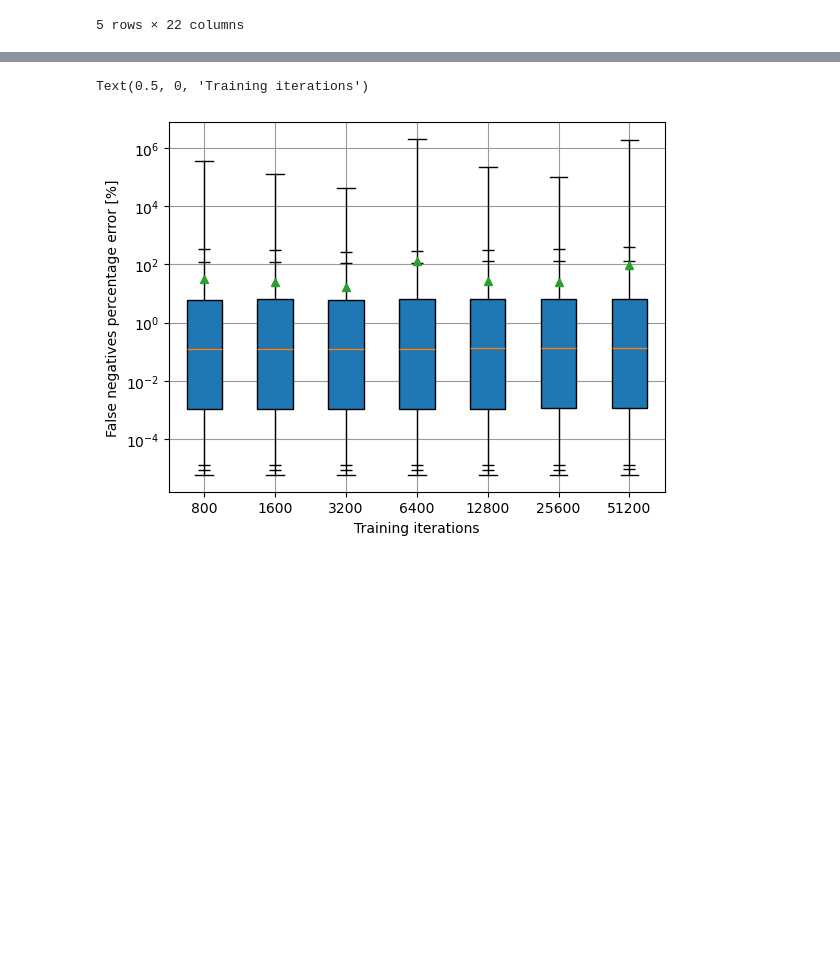
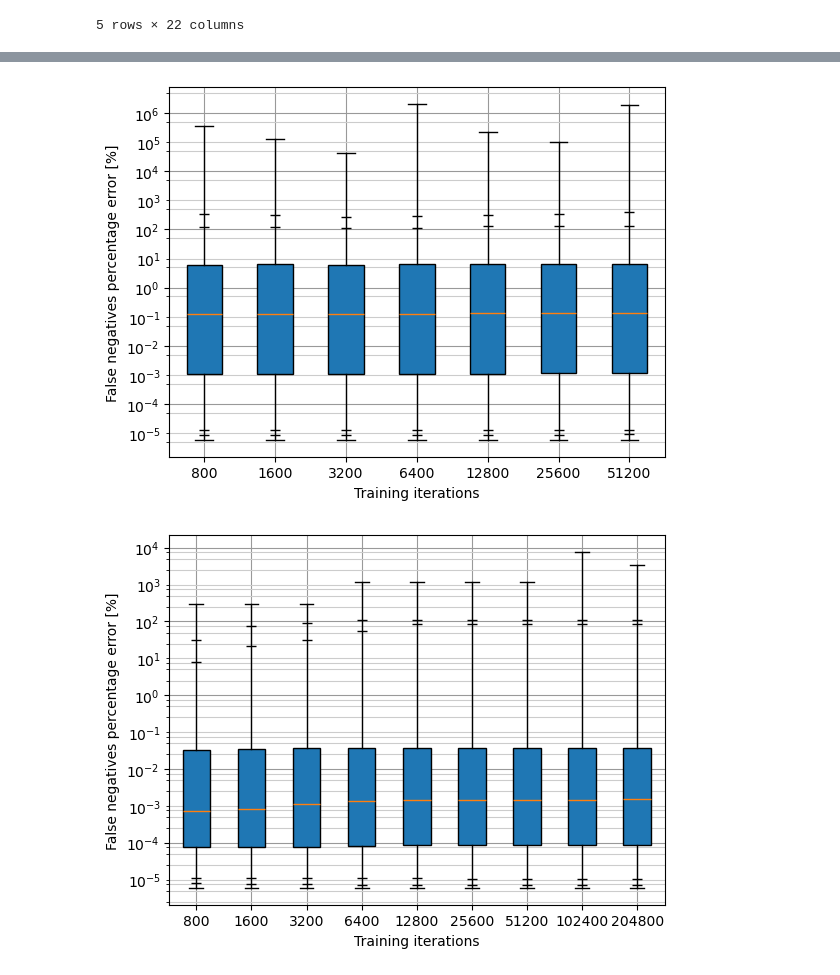
Before and after one commit to francesco-ratti/heteregeneousRTOS_benchmarks_data_analysis_scripts, a Jupyter notebook: box_plots.ipynb, the cells around one changed output, grey strips where cells are left out. Cells and saved outputs as stored; diff of their text form; code cells hidden in the pictures; blank space fills up the shorter version.

```diff
--- a/box_plots.ipynb
+++ b/box_plots.ipynb
@@ -32,35 +27,48 @@ df.head()
+# %%
+gauss_df=pd.read_csv("gauss_synth.csv", delimiter=";")
+# %%
+gauss_df.dropna(axis=1, inplace=True)
+gauss_df.drop(gauss_df[gauss_df['regions'] != 16 ].index, inplace=True)
+# %%
+latnav_df=pd.read_csv("latnav_2_synth.csv", delimiter=";")
+# %%
+latnav_df.dropna(axis=1, inplace=True)
+latnav_df.drop(latnav_df[latnav_df['regions'] != 16 ].index, inplace=True)
 # %%
-fig, ax = plt.subplots()
-#ax = plt.gca()
-#plt.axes().yaxis.set_tick_params(which='minor', bottom=False)
 
-plt.grid(visible=True, which='major', color='0.6')
-plt.grid(axis= 'y', visible=True, which='minor', color='0.8')
-#ax.yaxis.set_minor_locator(tkr.MultipleLocator(20))
-ax.yaxis.get_ticklocs(minor=True)
-#ax.minorticks_on()
-#plt.tick_params(axis='y', which='minor')
-ax.set_yscale('log')
-#plt.axes().yaxis.set_major_formatter(tkr.PercentFormatter(decimals=0))
+fullminorticksubs=(0.25, 0.5, 0.75, 1)
+liteminorticksubs=(0.5, 1)
 
-#plt.yscale('log')
-boxes = []
-for ti in range(len(df)):
-    boxes.append({
-        'label' : int(df["trainingIterations"].iloc[ti]),
-        'whislo': df["fn_percerr_min"].iloc[ti],    # Bottom whisker position
-        'q1'    : df["fn_percerr_firstquartile"].iloc[ti],    # First quartile (25th percentile)
-        'med'   : df["fn_percerr_median"].iloc[ti],    # Median         (50th percentile)
-        'q3'    : df["fn_percerr_thirdquartile"].iloc[ti],    # Third quartile (75th percentile)
-        'whishi': df["fn_percerr_max"].iloc[ti],    # Top whisker position
-        'fliers': [df["fn_percerr_1percentile"].iloc[ti], df["fn_percerr_2.5percentile"].iloc[ti], df["fn_percerr_97.5percentile"].iloc[ti], df["fn_percerr_99percentile"].iloc[ti]],       #outliers interface used as marker for custom percentiles
-        'mean'  : df["fn_percerr_mean"].iloc[ti]
-    })
+dataframes=[fft_df, latnav_df, ann_df, gauss_df]
+minorticksubs=[liteminorticksubs, fullminorticksubs, fullminorticksubs, fullminorticksubs]
+for df, mtsubs in zip(dataframes, minorticksubs):
+    fig, ax = plt.subplots()
 
-ax.bxp(boxes, showfliers=True, flierprops=dict(marker='_', markerfacecolor='green', markersize=8,
-                  linestyle='none'),  showmeans=True, patch_artist=True)
-ax.set_ylabel("False negatives percentage error [%]")
-ax.set_xlabel("Training iterations")
+    plt.grid(visible=True, which='major', color='0.6')
+    plt.grid(axis= 'y', visible=True, which='minor', color='0.8')
+    ax.set_yscale('log')
+
+    boxes = []
+    for ti in range(len(df)):
+        boxes.append({
+            'label' : int(df["trainingIterations"].iloc[ti]),
+            'whislo': df["fn_percerr_min"].iloc[ti],    # Bottom whisker position
+            'q1'    : df["fn_percerr_firstquartile"].iloc[ti],    # First quartile (25th percentile)
+            'med'   : df["fn_percerr_median"].iloc[ti],    # Median         (50th percentile)
+            'q3'    : df["fn_percerr_thirdquartile"].iloc[ti],    # Third quartile (75th percentile)
+            'whishi': df["fn_percerr_max"].iloc[ti],    # Top whisker position
+            'fliers': [df["fn_percerr_1percentile"].iloc[ti], df["fn_percerr_2.5percentile"].iloc[ti], df["fn_percerr_97.5percentile"].iloc[ti], df["fn_percerr_99percentile"].iloc[ti]],       #outliers interface used as marker for custom percentiles
+            'mean'  : df["fn_percerr_mean"].iloc[ti]
+        })
+
+    ax.bxp(boxes, showfliers=True, flierprops=dict(marker='_', markerfacecolor='black', markersize=7,
+                      linestyle='none'),  showmeans=False, patch_artist=True)
+
+    ax.set_ylabel("False negatives percentage error [%]")
+    ax.set_xlabel("Training iterations")
+
+    ax.yaxis.set_minor_locator(tkr.LogLocator(base = 10, numticks=12, subs=mtsubs))
+    plt.show()
 # %% [output]
-Text(0.5, 0, 'Training iterations')
-[figure, old version]
+[figure, new version]
+[figure, added]
```
Also changed, not shown: parts of 11 cells of this notebook.
